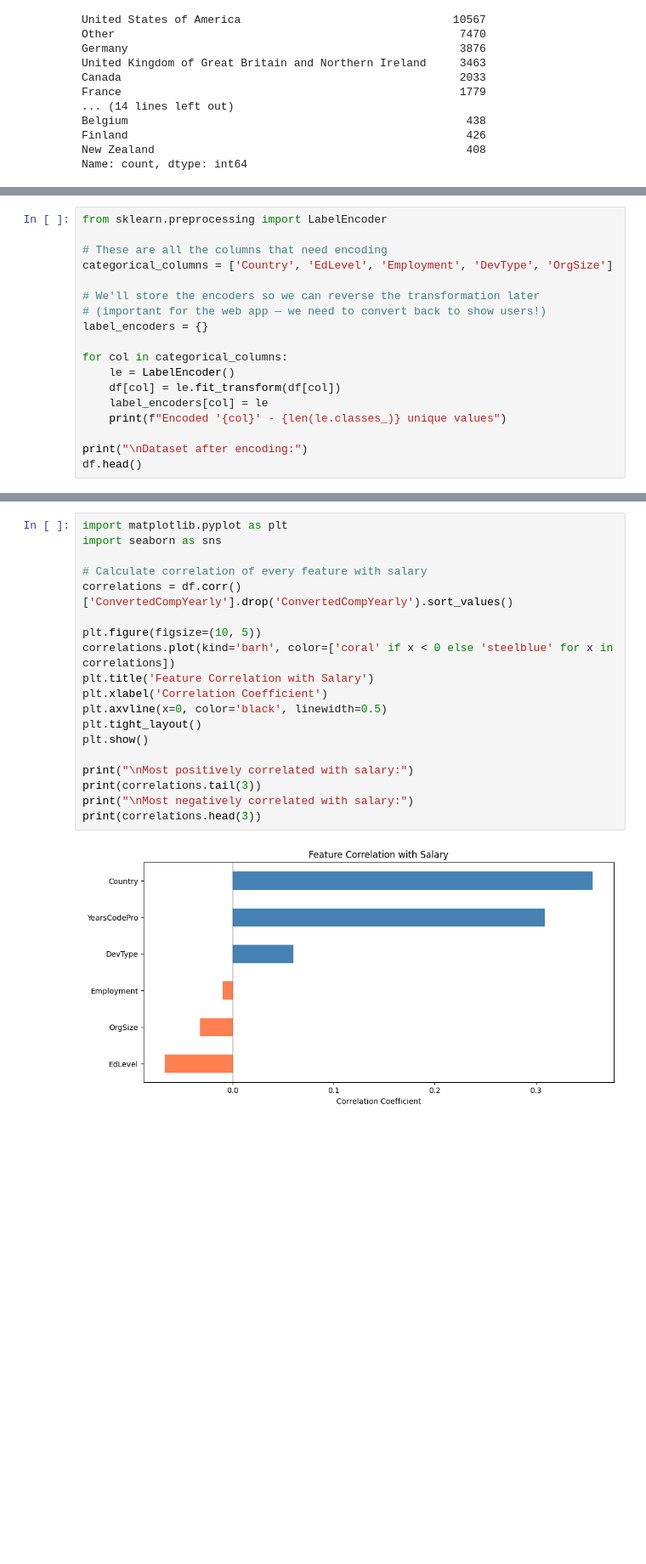
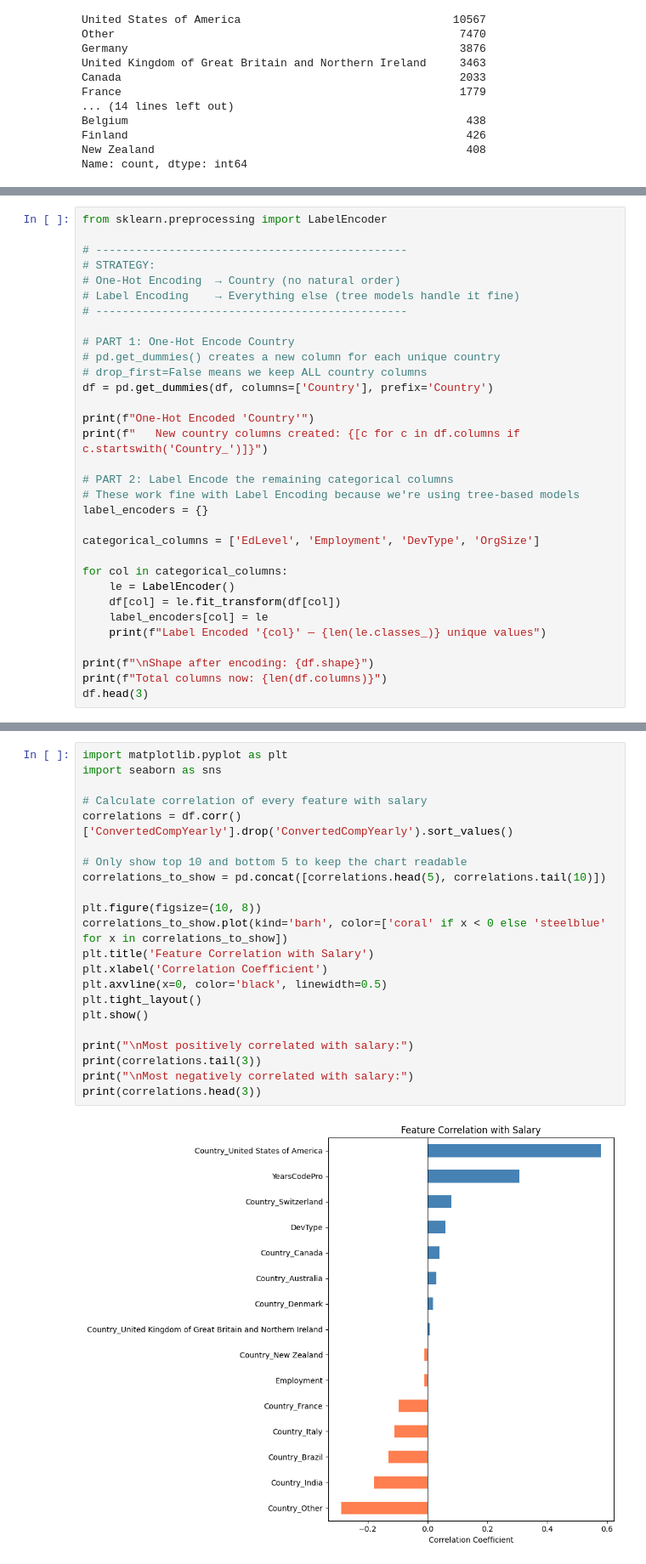
Before and after one commit to abde-amarir/salary-predictor, a Jupyter notebook: notebooks/03_feature_engineering.ipynb, the cells around one changed output, grey strips where cells are left out. Shown at 85% size. Cells and saved outputs as stored; diff of their text form; blank space fills up the shorter version.

Commit message:
Phase 4 complete: OHE for Country, correlation shows USA dominates salary prediction

```diff
--- a/notebooks/03_feature_engineering.ipynb
+++ b/notebooks/03_feature_engineering.ipynb
@@ -112,19 +114,33 @@ Name: count, dtype: int64
 # %%
 from sklearn.preprocessing import LabelEncoder
 
-# These are all the columns that need encoding
-categorical_columns = ['Country', 'EdLevel', 'Employment', 'DevType', 'OrgSize']
+# -----------------------------------------------
+# STRATEGY:
+# One-Hot Encoding  → Country (no natural order)
+# Label Encoding    → Everything else (tree models handle it fine)
+# -----------------------------------------------
 
-# We'll store the encoders so we can reverse the transformation later
-# (important for the web app — we need to convert back to show users!)
+# PART 1: One-Hot Encode Country
+# pd.get_dummies() creates a new column for each unique country
+# drop_first=False means we keep ALL country columns
+df = pd.get_dummies(df, columns=['Country'], prefix='Country')
+
+print(f"One-Hot Encoded 'Country'")
+print(f"   New country columns created: {[c for c in df.columns if c.startswith('Country_')]}")
+
+# PART 2: Label Encode the remaining categorical columns
+# These work fine with Label Encoding because we're using tree-based models
 label_encoders = {}
+
+categorical_columns = ['EdLevel', 'Employment', 'DevType', 'OrgSize']
 
 for col in categorical_columns:
     le = LabelEncoder()
     df[col] = le.fit_transform(df[col])
     label_encoders[col] = le
-    print(f"Encoded '{col}' - {len(le.classes_)} unique values")
+    print(f"Label Encoded '{col}' — {len(le.classes_)} unique values")
 
-print("\nDataset after encoding:")
-df.head()
+print(f"\nShape after encoding: {df.shape}")
+print(f"Total columns now: {len(df.columns)}")
+df.head(3)
 # %% [output]
@@ -202,22 +239,25 @@ All numeric? True
 # %%
 import matplotlib.pyplot as plt
 import seaborn as sns
 
 # Calculate correlation of every feature with salary
 correlations = df.corr()['ConvertedCompYearly'].drop('ConvertedCompYearly').sort_values()
 
-plt.figure(figsize=(10, 5))
-correlations.plot(kind='barh', color=['coral' if x < 0 else 'steelblue' for x in correlations])
+# Only show top 10 and bottom 5 to keep the chart readable
+correlations_to_show = pd.concat([correlations.head(5), correlations.tail(10)])
+
+plt.figure(figsize=(10, 8))
+correlations_to_show.plot(kind='barh', color=['coral' if x < 0 else 'steelblue' for x in correlations_to_show])
 plt.title('Feature Correlation with Salary')
 plt.xlabel('Correlation Coefficient')
 plt.axvline(x=0, color='black', linewidth=0.5)
 plt.tight_layout()
 plt.show()
 
 print("\nMost positively correlated with salary:")
 print(correlations.tail(3))
 print("\nMost negatively correlated with salary:")
 print(correlations.head(3))
 # %% [output]
-[figure, old version]
+[figure, new version]
 Most positively correlated with salary:
```
Also changed, not shown: parts of 7 cells of this notebook.
